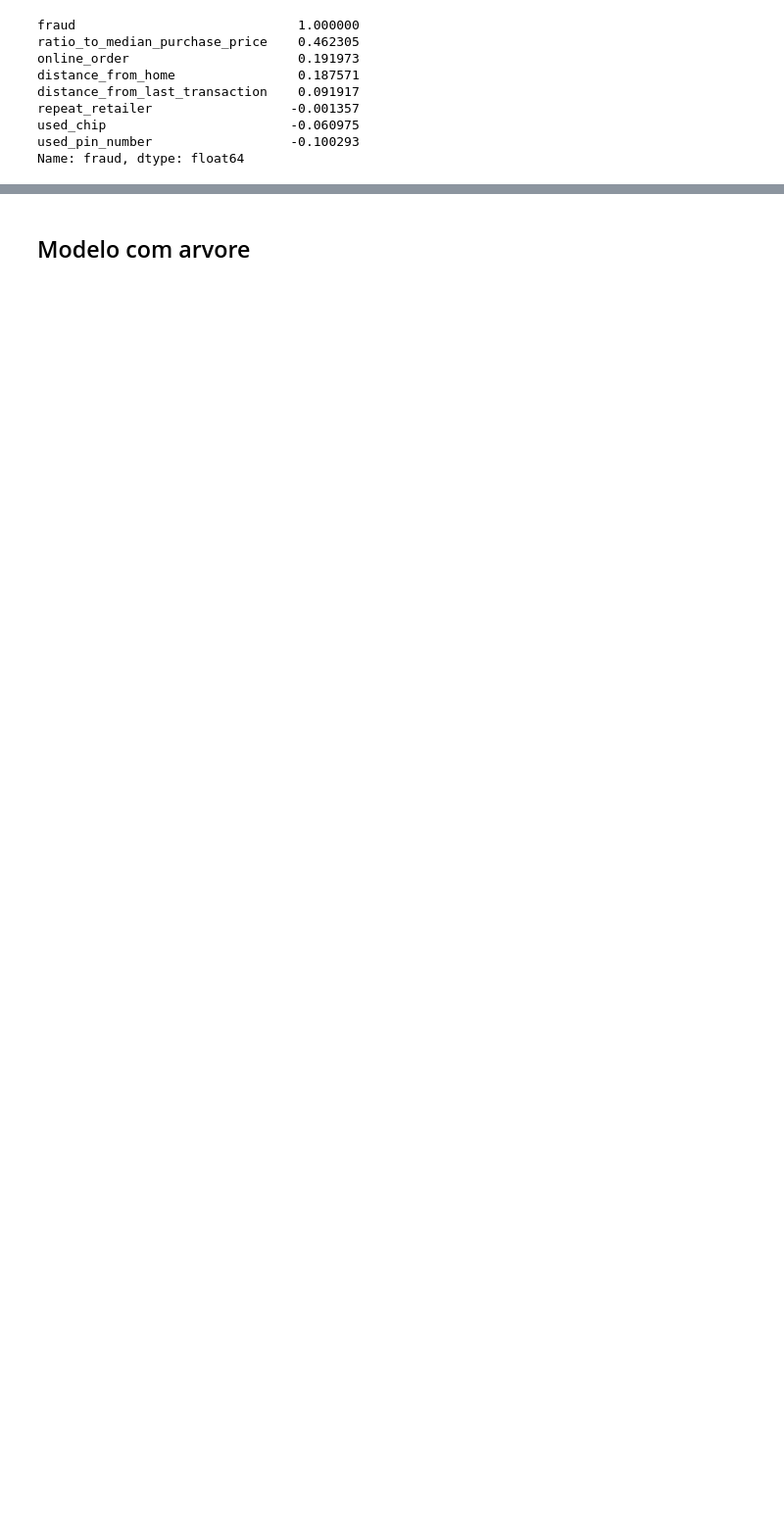
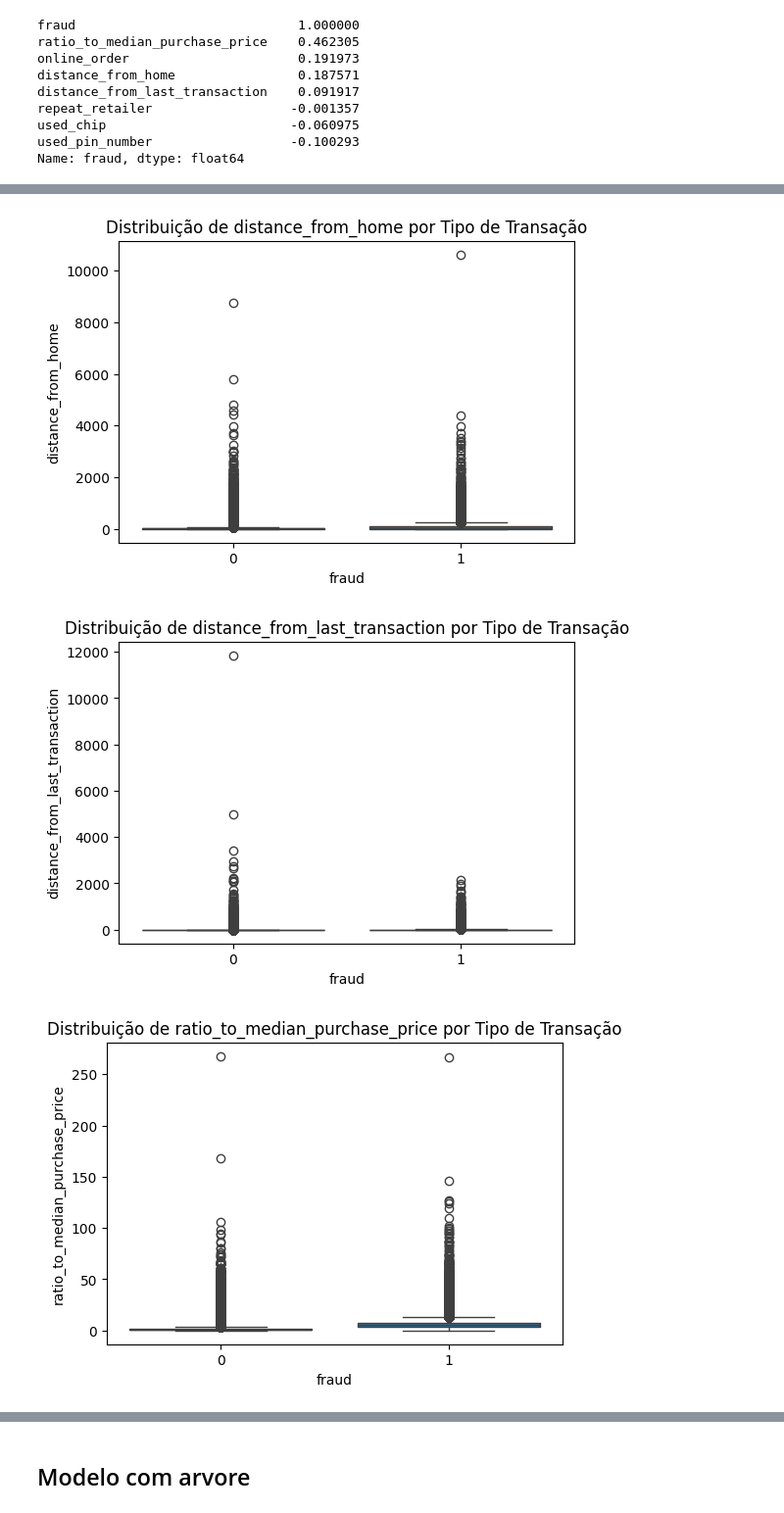
Before and after one commit to Wectornanime/decision-tree-card-transdata, a Jupyter notebook: main.ipynb, the cells around one changed output, grey strips where cells are left out. Shown at 98% size. Drawn from its saved outputs; the diff is of its cells as text; code cells hidden in the pictures; blank space fills up the shorter version.

```diff
--- a/main.ipynb
+++ b/main.ipynb
@@ -85,0 +134,10 @@ Name: fraud, dtype: float64
+# %%
+for col in df.columns[:-1]:  # Ignorando a coluna 'fraud'
+    plt.figure(figsize=(6, 4))
+    sns.boxplot(x=df["fraud"], y=df[col])
+    plt.title(f"Distribuição de {col} por Tipo de Transação")
+    plt.show()
+# %% [output]
+[figure, added]
+[figure, added]
+[figure, added]
```
Also changed, not shown: parts of 12 cells of this notebook, 1 other file.
